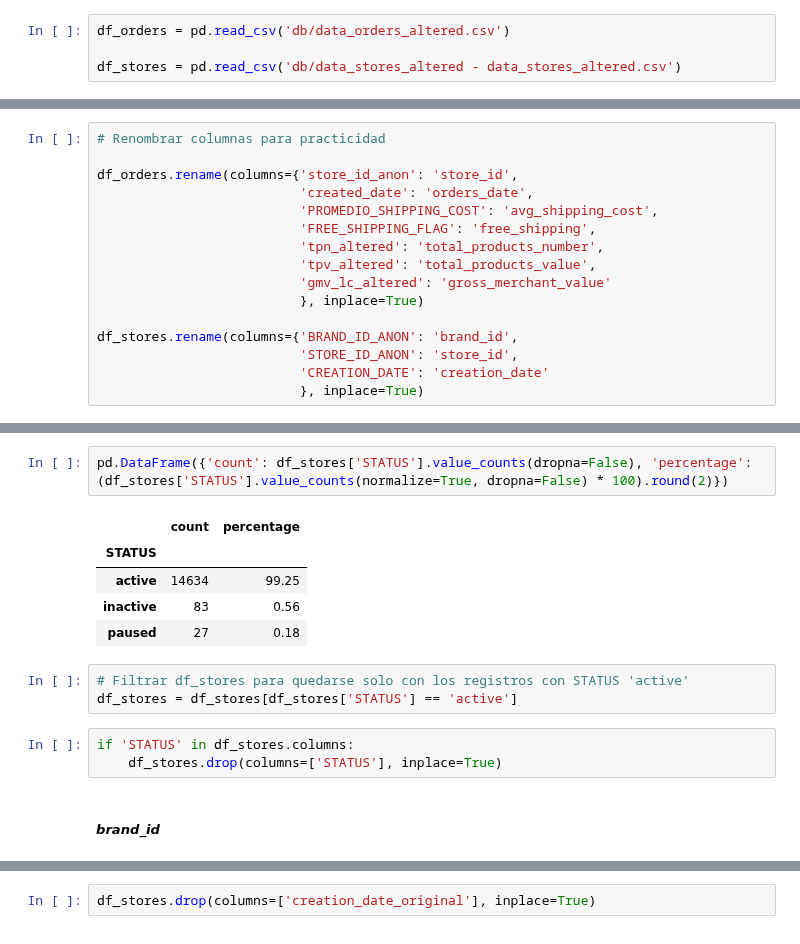
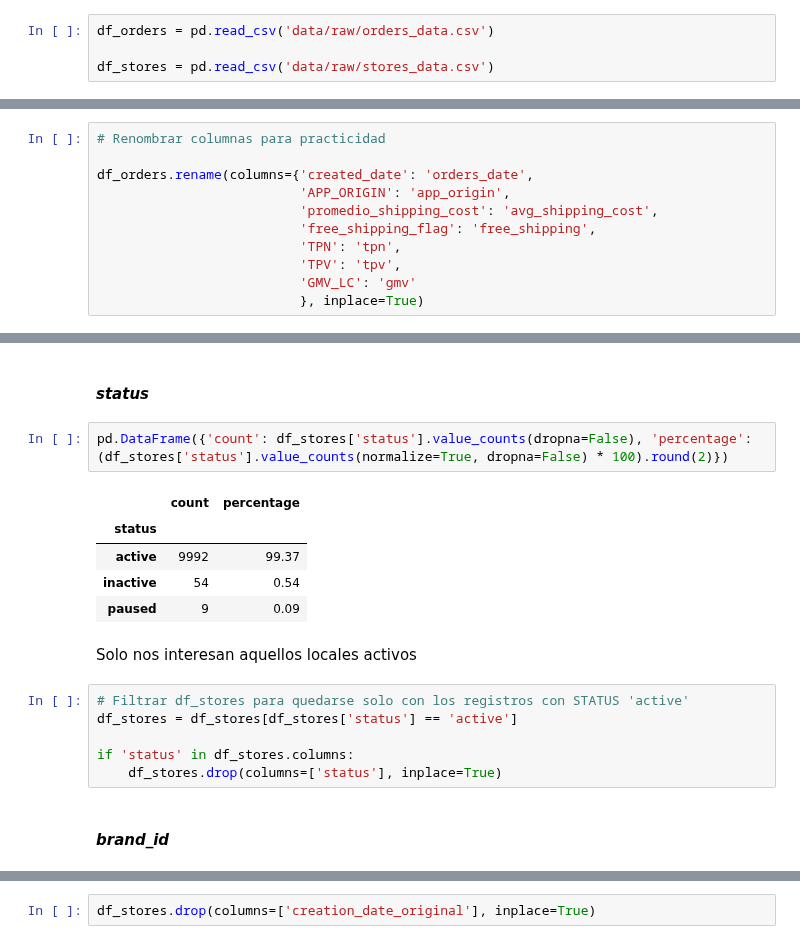
Before and after one commit to Dannamk17/churn-bite, a Jupyter notebook: EDA.ipynb, the cells around one changed output, grey strips where cells are left out. Saved outputs shown, nothing was run; the diff lists cells and outputs as text.

```diff
--- a/EDA.ipynb
+++ b/EDA.ipynb
@@ -16,7 +15,7 @@ import seaborn as sns
 # %%
-df_orders = pd.read_csv('db/data_orders_altered.csv')
+df_orders = pd.read_csv('data/raw/orders_data.csv')
 
-df_stores = pd.read_csv('db/data_stores_altered - data_stores_altered.csv')
+df_stores = pd.read_csv('data/raw/stores_data.csv')
 # %%
 df_orders.head()
 # %% [output]
@@ -51,16 +49,11 @@ Index(['BRAND_ID_ANON', 'STORE_ID_ANON', 'CREATION_DATE', 'STATUS', 'segmento',
 # %%
 # Renombrar columnas para practicidad
 
-df_orders.rename(columns={'store_id_anon': 'store_id',
-                          'created_date': 'orders_date',
-                          'PROMEDIO_SHIPPING_COST': 'avg_shipping_cost',
-                          'FREE_SHIPPING_FLAG': 'free_shipping',
-                          'tpn_altered': 'total_products_number',
-                          'tpv_altered': 'total_products_value',
-                          'gmv_lc_altered': 'gross_merchant_value'
+df_orders.rename(columns={'created_date': 'orders_date',
+                          'APP_ORIGIN': 'app_origin',
+                          'promedio_shipping_cost': 'avg_shipping_cost',
+                          'free_shipping_flag': 'free_shipping',
+                          'TPN': 'tpn',
+                          'TPV': 'tpv',
+                          'GMV_LC': 'gmv'
                           }, inplace=True)
-
-df_stores.rename(columns={'BRAND_ID_ANON': 'brand_id',
-                          'STORE_ID_ANON': 'store_id',
-                          'CREATION_DATE': 'creation_date'
-                          }, inplace=True)
@@ -80,16 +73,20 @@ df_stores.head()
+# %% [markdown]
+#### *status*
 # %%
-pd.DataFrame({'count': df_stores['STATUS'].value_counts(dropna=False), 'percentage': (df_stores['STATUS'].value_counts(normalize=True, dropna=False) * 100).round(2)})
+pd.DataFrame({'count': df_stores['status'].value_counts(dropna=False), 'percentage': (df_stores['status'].value_counts(normalize=True, dropna=False) * 100).round(2)})
 # %% [output]
 |  | count | percentage |
-| STATUS |  |  |
-| active | 14634 | 99.25 |
-| inactive | 83 | 0.56 |
-| paused | 27 | 0.18 |
+| status |  |  |
+| active | 9992 | 99.37 |
+| inactive | 54 | 0.54 |
+| paused | 9 | 0.09 |
+# %% [markdown]
+Solo nos interesan aquellos locales activos
 # %%
 # Filtrar df_stores para quedarse solo con los registros con STATUS 'active'
-df_stores = df_stores[df_stores['STATUS'] == 'active']
+df_stores = df_stores[df_stores['status'] == 'active']
+
+if 'status' in df_stores.columns:
+    df_stores.drop(columns=['status'], inplace=True)
-# %%
-if 'STATUS' in df_stores.columns:
-    df_stores.drop(columns=['STATUS'], inplace=True)
 # %% [markdown]
-##### *brand_id*
+#### *brand_id*
```
Also changed, not shown: parts of 178 cells of this notebook, 1 other file.
